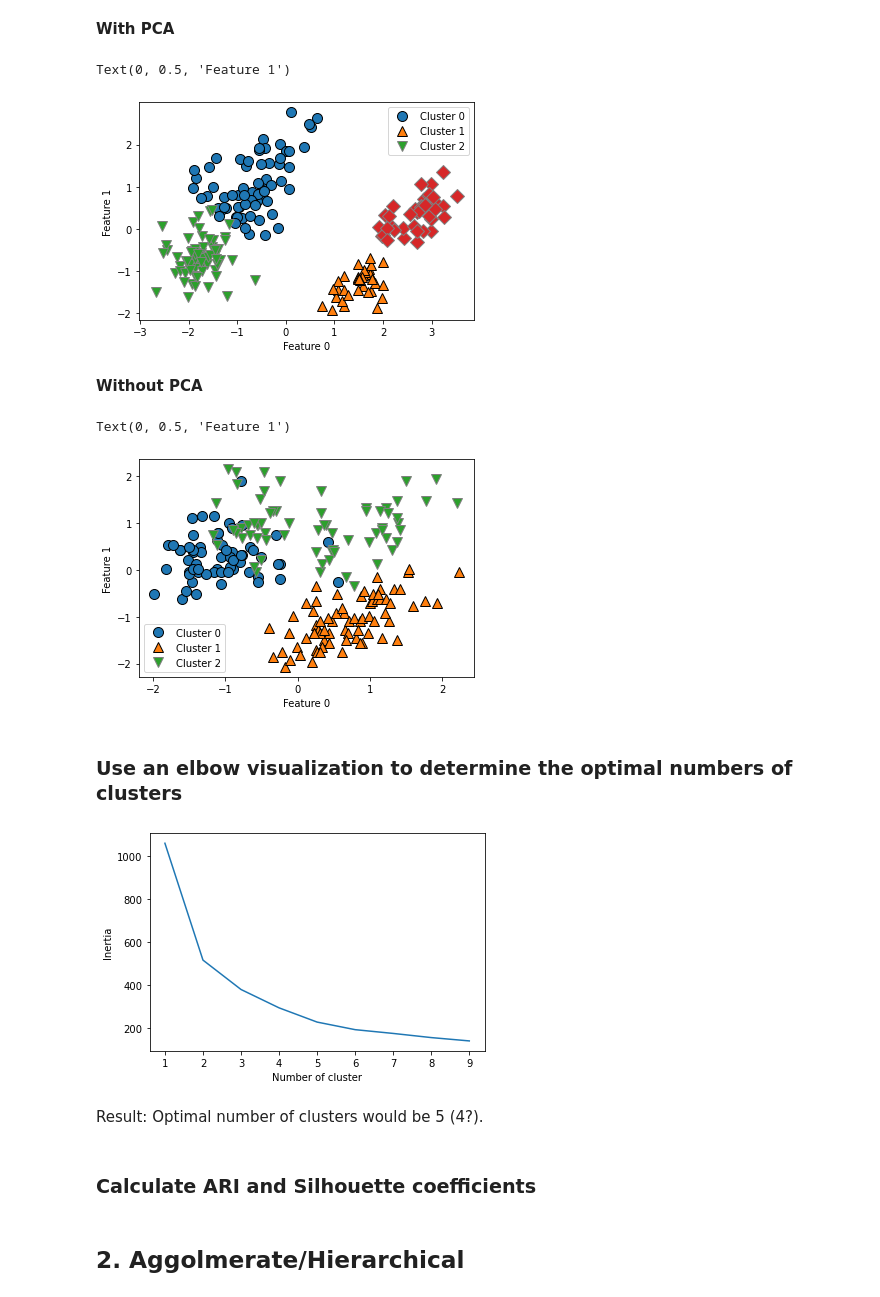
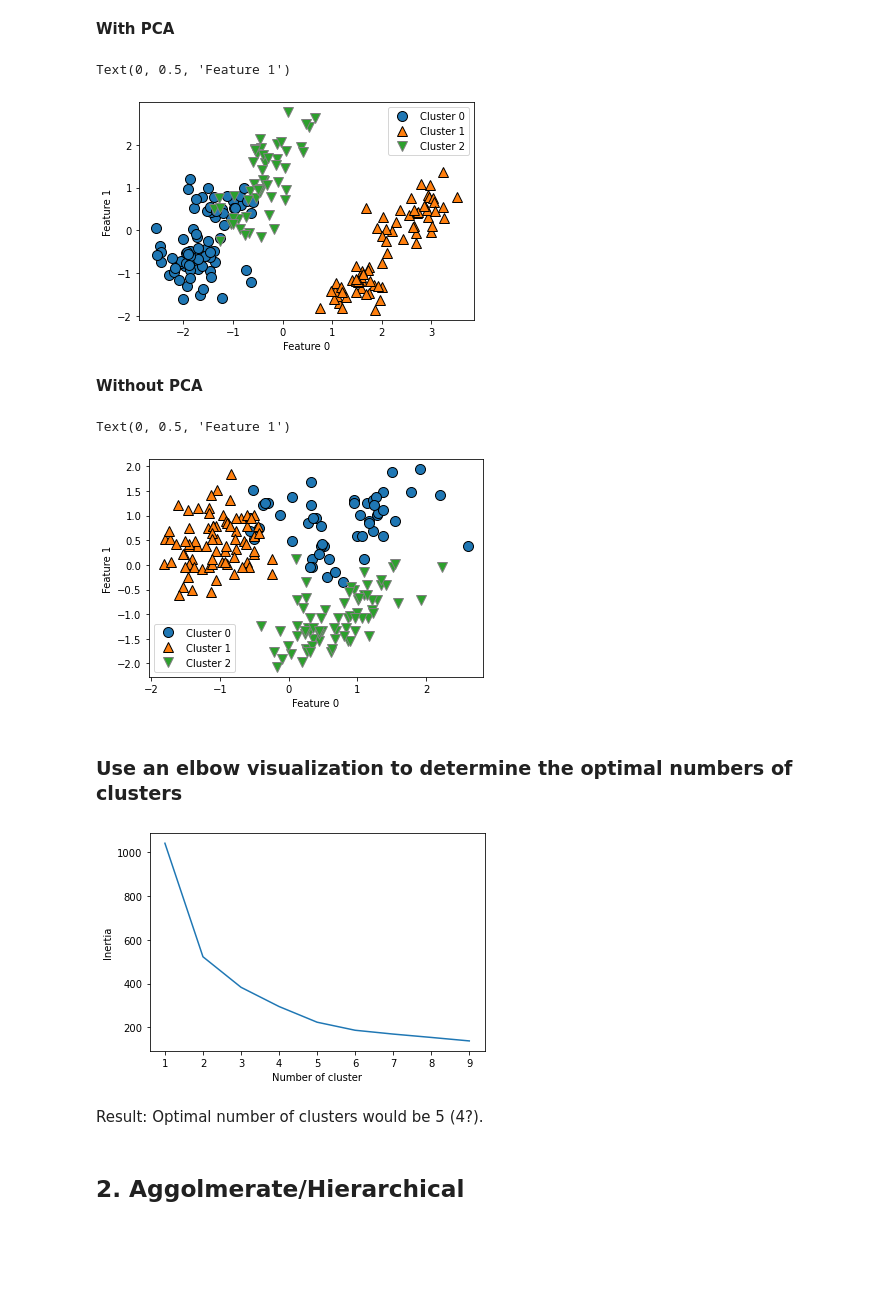
Before and after one commit to cheje/data71200, a Jupyter notebook: project3.ipynb, the cells around one changed output. Saved outputs shown, nothing was run; the diff lists cells and outputs as text; code cells hidden in the pictures; blank space fills up the shorter version.

```diff
--- a/project3.ipynb
+++ b/project3.ipynb
@@ -339,7 +339,7 @@ y_train_final: (257,)
 # %%
 # convert to np array
 X_train_array = np.array(X_train_enc_scaled)
-y_train_array = np.array(y_train_final)
+y_train_array = np.array(y_train_enc)
 # %%
 from sklearn.decomposition import PCA
 # keep all principal components of the data
@@ -391,18 +370,0 @@ print(pca095.explained_variance_ratio_)
-# %%
-# keep the first two principal components of the data
-pca2 = PCA(n_components=2)
-# fit PCA model to data
-pca2.fit(X_train_array)
-# transform data onto the first two principal components
-X_pca2 = pca2.transform(X_train_array)
-
-for train_index, test_index in split.split(X_train_array, y_train_array):
-    X_train = X_pca2[train_index]
-    X_test = X_pca2[test_index]
-    y_train = y_train_array[train_index]
-    y_test = y_train_array[test_index]
-
-model = DecisionTreeClassifier(random_state=0).fit(X_train, y_train)
-
-print("Accuracy on training set: {:.2f}".format(model.score(X_train, y_train)))
-print("Accuracy on test set: {:.2f}".format(model.score(X_test, y_test)))
@@ -444,28 +403,28 @@ from sklearn.cluster import KMeans
 # %%
 pca095 = PCA(n_components=0.95)
 # fit PCA model to data
 pca095.fit(X_train_array)
 # transform data onto the first ten principal components
 X_pca095 = pca095.transform(X_train_array)
 
 for train_index, test_index in split.split(X_train_array, y_train_array):
     X_train = X_pca095[train_index]
     X_test = X_pca095[test_index]
     y_train = y_train_array[train_index]
     y_test = y_train_array[test_index]
 
 # build the clustering model
-kmeans = KMeans(n_clusters=4)
+kmeans = KMeans(n_clusters=3)
 kmeans.fit(X_train)
 assignments=kmeans.labels_
 
 mglearn.discrete_scatter(X_train[:, 0], X_train[:, 1], assignments)
 plt.legend(["Cluster 0", "Cluster 1", "Cluster 2"], loc="best")
 plt.xlabel("Feature 0")
 plt.ylabel("Feature 1")
 # %% [output]
 Text(0, 0.5, 'Feature 1')
-[figure, old version]
+[figure, new version]
 # %% [markdown]
 **Without PCA**
 # %%
@@ -490,7 +449,7 @@ plt.xlabel("Feature 0")
 plt.ylabel("Feature 1")
 # %% [output]
 Text(0, 0.5, 'Feature 1')
-[figure, old version]
+[figure, new version]
 # %% [markdown]
 ### Use an elbow visualization to determine the optimal numbers of clusters
 # %%
@@ -505,11 +464,9 @@ plt.xlabel("Number of cluster")
 plt.ylabel("Inertia")
 plt.show()
 # %% [output]
-[figure, old version]
+[figure, new version]
 # %% [markdown]
 Result: Optimal number of clusters would be 5 (4?).
-# %% [markdown]
-### Calculate ARI and Silhouette coefficients
 # %% [markdown]
 ## 2. Aggolmerate/Hierarchical
 # %% [markdown]
```
Also changed, not shown: parts of 32 cells of this notebook.
